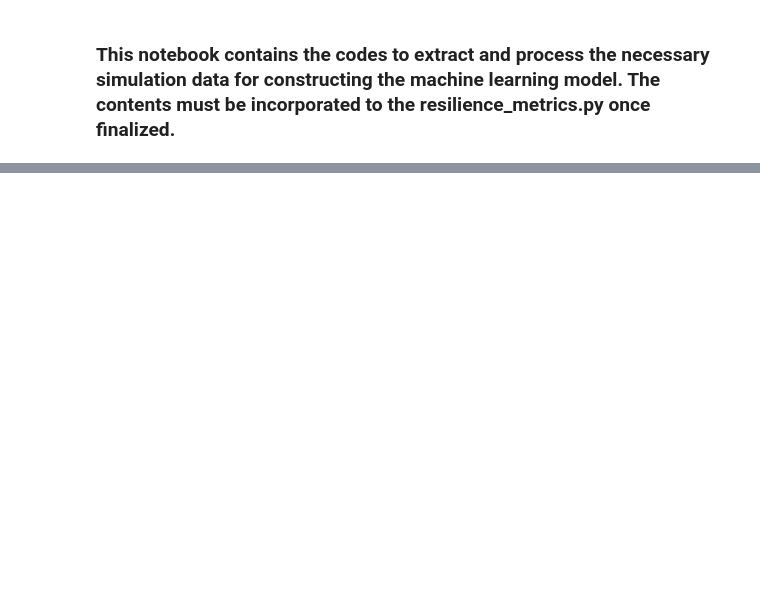
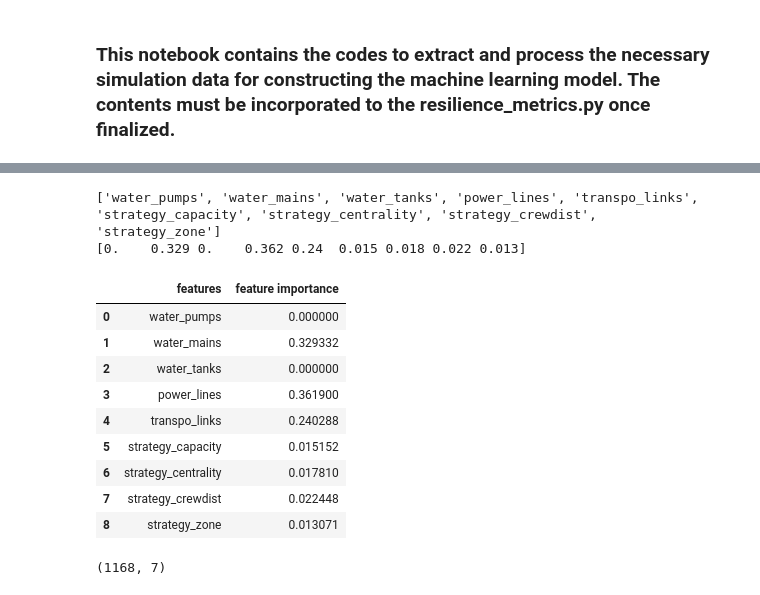
Before and after one commit to srijithbalakrishnan/dreaminsg-integrated-model, a Jupyter notebook: infrarisk/experiments/micropolis_ml_model/final_data_for_ml.ipynb, the cells around one changed output, grey strips where cells are left out. Drawn from its saved outputs; the diff is of its cells as text; code cells hidden in the pictures; blank space fills up the shorter version.

```diff
--- a/infrarisk/experiments/micropolis_ml_model/final_data_for_ml.ipynb
+++ b/infrarisk/experiments/micropolis_ml_model/final_data_for_ml.ipynb
@@ -237,0 +239,28 @@ water_pressures.iloc[:,1]
+# %%
+clf = ExtraTreesRegressor(n_estimators=500)
+clf = clf.fit(features, labels)
+
+print(feature_list)
+print(clf.feature_importances_)
+
+pd.DataFrame(data = {'features': feature_list,
+                     'feature importance': clf.feature_importances_})
+# %% [output]
+['water_pumps', 'water_mains', 'water_tanks', 'power_lines', 'transpo_links', 'strategy_capacity', 'strategy_centrality', 'strategy_crewdist', 'strategy_zone']
+[0.    0.329 0.    0.362 0.24  0.015 0.018 0.022 0.013]
+|  | features | feature importance |
+| 0 | water_pumps | 0.000000 |
+| 1 | water_mains | 0.329332 |
+| 2 | water_tanks | 0.000000 |
+| 3 | power_lines | 0.361900 |
+| 4 | transpo_links | 0.240288 |
+| 5 | strategy_capacity | 0.015152 |
+| 6 | strategy_centrality | 0.017810 |
+| 7 | strategy_crewdist | 0.022448 |
+| 8 | strategy_zone | 0.013071 |
+# %%
+model = SelectFromModel(clf, prefit=True, threshold = '0.5*median')
+features_new = model.transform(features)
+features_new.shape
+# %% [output]
+(1168, 7)
```
Also changed, not shown: parts of 30 cells of this notebook, 7 other files.
